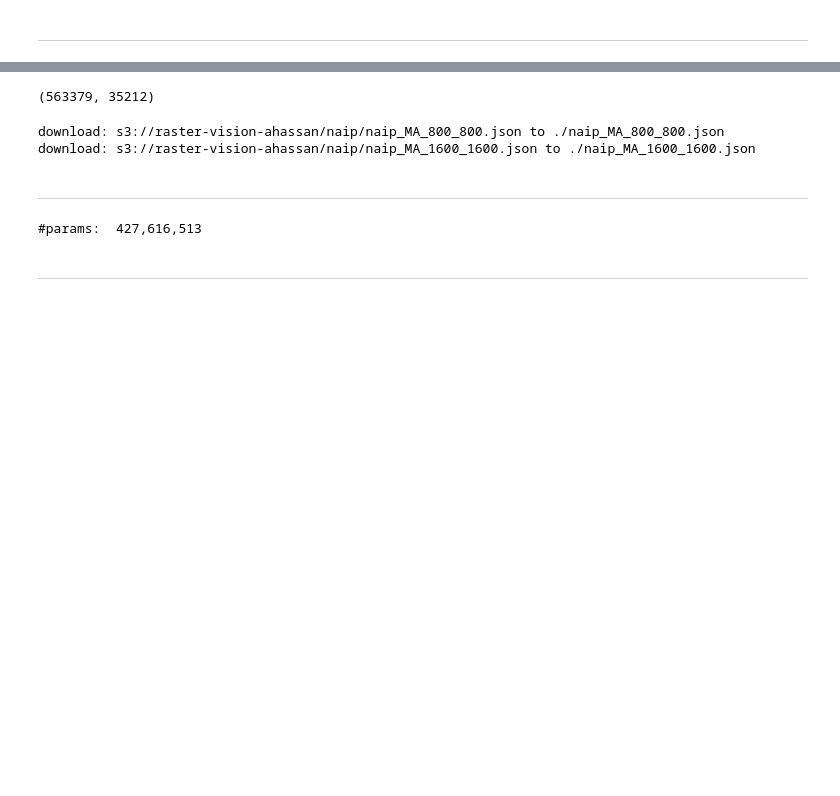
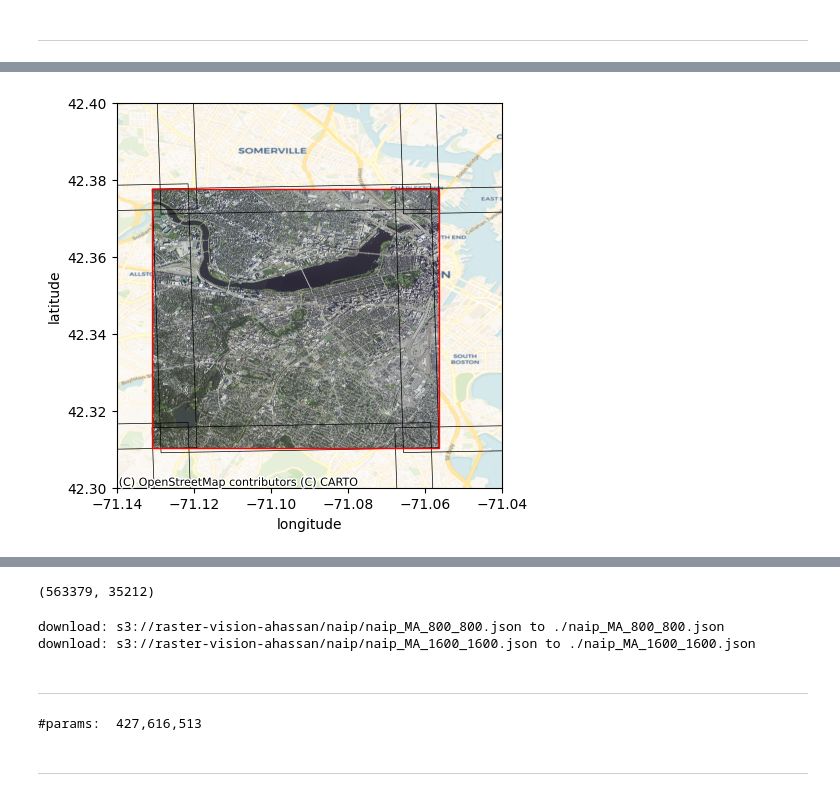
Before and after one commit to AdeelH/raster-vision, a Jupyter notebook: docs/usage/tutorials/queryable-earth/QE_NAIP.ipynb, the cells around one changed output, grey strips where cells are left out. Drawn from its saved outputs; the diff is of its cells as text; code cells hidden in the pictures; blank space fills up the shorter version.

```diff
--- a/docs/usage/tutorials/queryable-earth/QE_NAIP.ipynb
+++ b/docs/usage/tutorials/queryable-earth/QE_NAIP.ipynb
@@ -82,0 +160,15 @@ len(uris)
+# %%
+plt.close('all')
+fig, ax = plt.subplots(figsize=(5, 5))
+df_aoi.plot(ax=ax, ec='k', fc='none', lw=0.5)
+df_items.plot(ax=ax, ec='k', fc='none', lw=0.5)
+ax.add_patch(patches.Polygon(.to_points(), ec='r', fc='none'))
+ax.set_xlim((-71.14, -71.04))
+ax.set_ylim((42.3, 42.4))
+cx.add_basemap(ax, crs='epsg:4326', source=cx.providers.CartoDB.Voyager)
+ax.imshow(img, extent=(rs_bbox.xmin, rs_bbox.xmax, rs_bbox.ymin, rs_bbox.ymax))
+ax.set_xlabel('longitude')
+ax.set_ylabel('latitude')
+plt.show()
+# %% [output]
+[figure, added]
```
Also changed, not shown: parts of 20 cells of this notebook, 1 other file.
